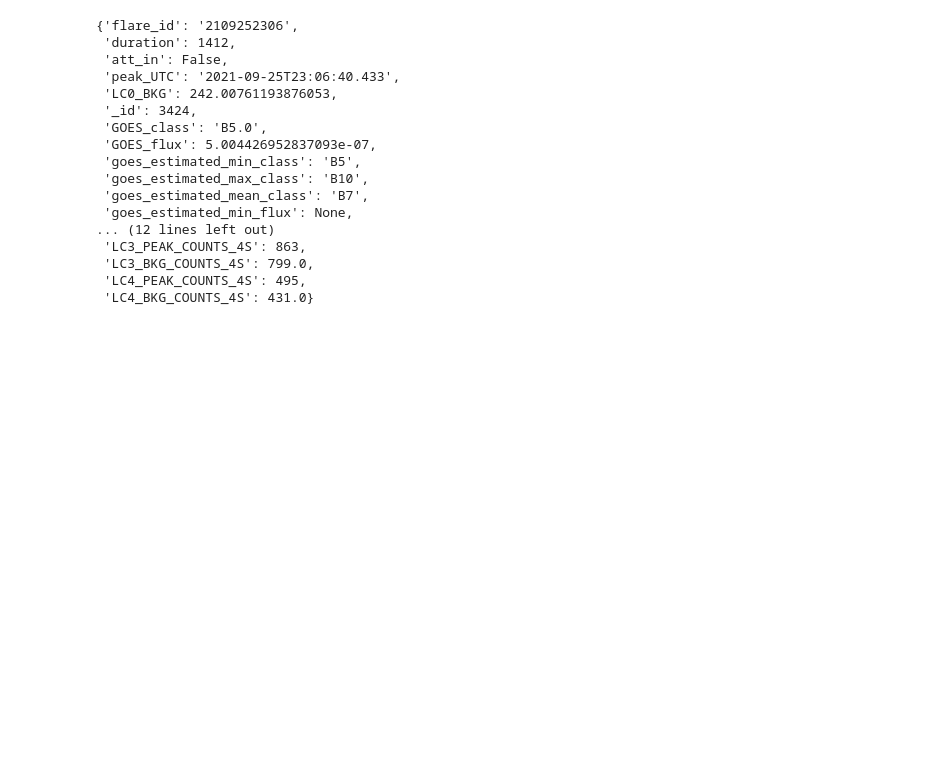
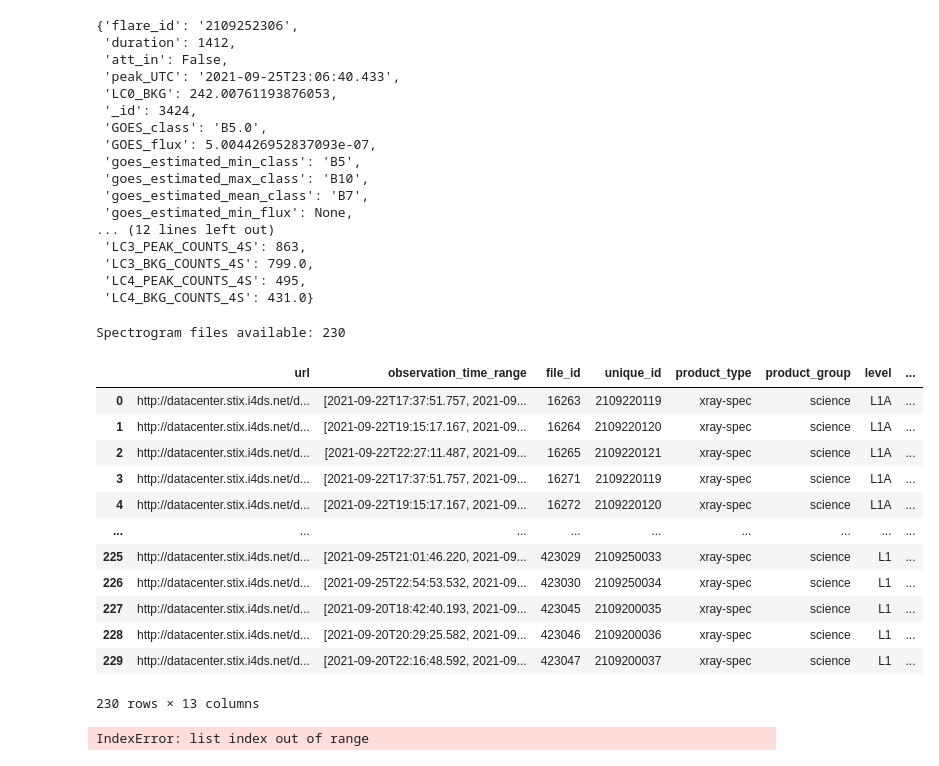
Before and after one commit to harshnandan-physics/stix-weak-flare-analysis, a Jupyter notebook: notebooks/archive/Prelimilary STIX data access.ipynb, the cells around one changed output. Cells and saved outputs as stored; diff of their text form; code cells hidden in the pictures; blank space fills up the shorter version.

Commit message:
Add 23 July spectrogram cadence investigation; reformat log for readability

```diff
--- a/notebooks/archive/Prelimilary STIX data access.ipynb
+++ b/notebooks/archive/Prelimilary STIX data access.ipynb
@@ -134,3 +127,41 @@ flares[0]
  'LC3_BKG_COUNTS_4S': 799.0,
  'LC4_PEAK_COUNTS_4S': 495,
  'LC4_BKG_COUNTS_4S': 431.0}
+# %%
+from stixdcpy.net import FitsQuery as fq
+
+spec_res = fq.query(
+    '2021-09-20T00:00:00',
+    '2021-09-25T23:59:59',
+    product_type='xray-spec'
+)
+df = spec_res.to_pandas()
+print(f"Spectrogram files available: {len(df)}")
+df
+# %% [output]
+Spectrogram files available: 230
+|  | url | observation_time_range | file_id | unique_id | product_type | product_group | level | ... |
+| 0 | http://datacenter.stix.i4ds.net/d... | [2021-09-22T17:37:51.757, 2021-09... | 16263 | 2109220119 | xray-spec | science | L1A | ... |
+| 1 | http://datacenter.stix.i4ds.net/d... | [2021-09-22T19:15:17.167, 2021-09... | 16264 | 2109220120 | xray-spec | science | L1A | ... |
+| 2 | http://datacenter.stix.i4ds.net/d... | [2021-09-22T22:27:11.487, 2021-09... | 16265 | 2109220121 | xray-spec | science | L1A | ... |
+| 3 | http://datacenter.stix.i4ds.net/d... | [2021-09-22T17:37:51.757, 2021-09... | 16271 | 2109220119 | xray-spec | science | L1A | ... |
+| 4 | http://datacenter.stix.i4ds.net/d... | [2021-09-22T19:15:17.167, 2021-09... | 16272 | 2109220120 | xray-spec | science | L1A | ... |
+| ... | ... | ... | ... | ... | ... | ... | ... | ... |
+| 225 | http://datacenter.stix.i4ds.net/d... | [2021-09-25T21:01:46.220, 2021-09... | 423029 | 2109250033 | xray-spec | science | L1 | ... |
+| 226 | http://datacenter.stix.i4ds.net/d... | [2021-09-25T22:54:53.532, 2021-09... | 423030 | 2109250034 | xray-spec | science | L1 | ... |
+| 227 | http://datacenter.stix.i4ds.net/d... | [2021-09-20T18:42:40.193, 2021-09... | 423045 | 2109200035 | xray-spec | science | L1 | ... |
+| 228 | http://datacenter.stix.i4ds.net/d... | [2021-09-20T20:29:25.582, 2021-09... | 423046 | 2109200036 | xray-spec | science | L1 | ... |
+| 229 | http://datacenter.stix.i4ds.net/d... | [2021-09-20T22:16:48.592, 2021-09... | 423047 | 2109200037 | xray-spec | science | L1 | ... |
+230 rows × 13 columns
+# %%
+from stixdcpy import spectrogram as cspec
+
+# Use one of our actual flare times — row 50
+spec = cspec.Spectrogram.from_sdc(
+    '2021-09-24T19:33:00',
+    '2021-09-24T19:57:00'
+)
+print(type(spec))
+print(dir(spec))
+# %% [output]
+IndexError: list index out of range
```
Also changed, not shown: parts of 10 cells of this notebook, 7 other files.
